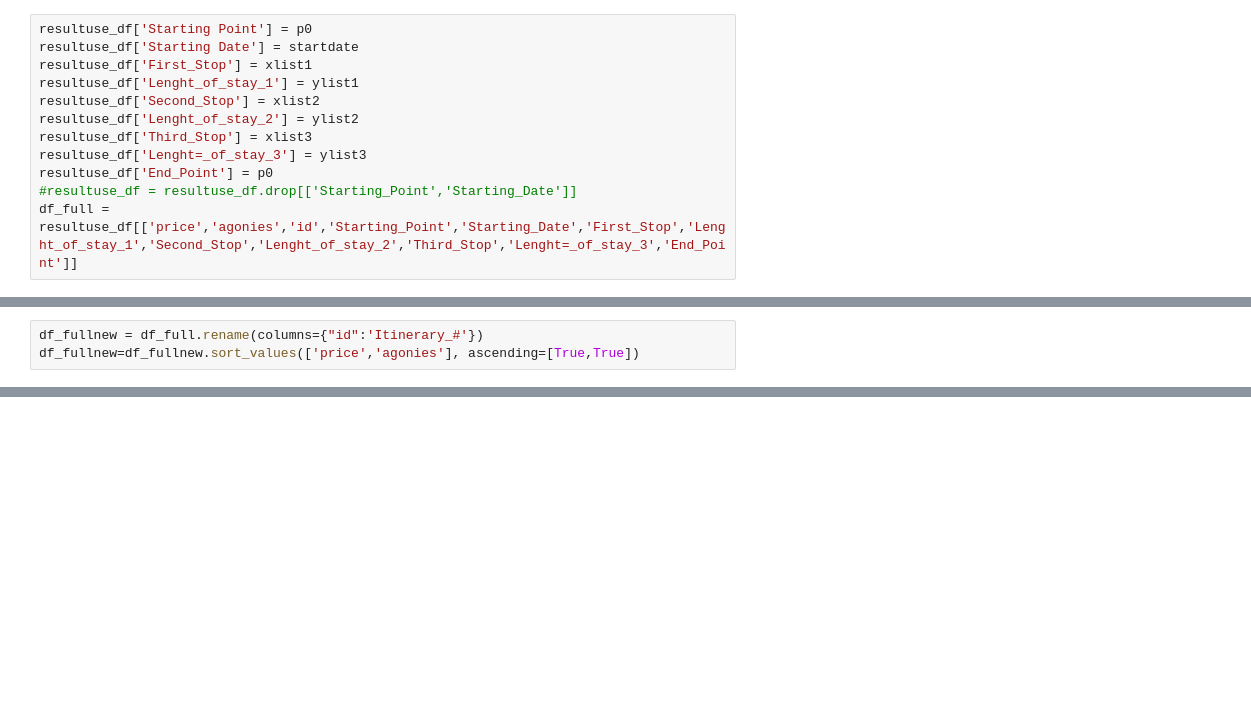
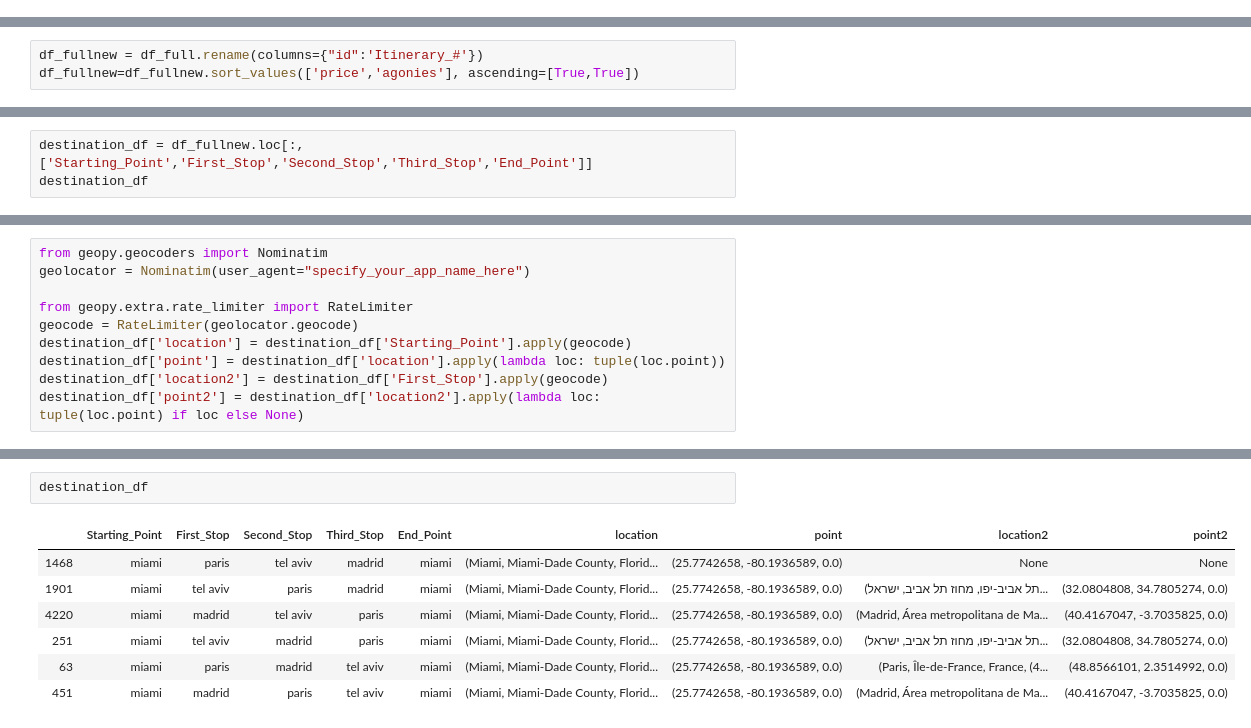
Before and after one commit to abrahambenaim/Project-1, a Jupyter notebook: Project1WORKING.ipynb, the cells around one changed output, grey strips where cells are left out. Cells and saved outputs as stored; diff of their text form; blank space fills up the shorter version.

```diff
--- a/Project1WORKING.ipynb
+++ b/Project1WORKING.ipynb
@@ -252,12 +245,0 @@ alist_df
-# %%
-resultuse_df['Starting Point'] = p0
-resultuse_df['Starting Date'] = startdate
-resultuse_df['First_Stop'] = xlist1
-resultuse_df['Lenght_of_stay_1'] = ylist1
-resultuse_df['Second_Stop'] = xlist2
-resultuse_df['Lenght_of_stay_2'] = ylist2
-resultuse_df['Third_Stop'] = xlist3
-resultuse_df['Lenght=_of_stay_3'] = ylist3
-resultuse_df['End_Point'] = p0
-#resultuse_df = resultuse_df.drop[['Starting_Point','Starting_Date']]
-df_full = resultuse_df[['price','agonies','id','Starting_Point','Starting_Date','First_Stop','Lenght_of_stay_1','Second_Stop','Lenght_of_stay_2','Third_Stop','Lenght=_of_stay_3','End_Point']]
@@ -279,0 +316,3 @@ df_fullnew
+# %%
+destination_df = df_fullnew.loc[:,['Starting_Point','First_Stop','Second_Stop','Third_Stop','End_Point']]
+destination_df
@@ -279,0 +343,10 @@ df_fullnew
+# %%
+from geopy.geocoders import Nominatim
+geolocator = Nominatim(user_agent="specify_your_app_name_here")
+
+from geopy.extra.rate_limiter import RateLimiter
+geocode = RateLimiter(geolocator.geocode)
+destination_df['location'] = destination_df['Starting_Point'].apply(geocode)
+destination_df['point'] = destination_df['location'].apply(lambda loc: tuple(loc.point))
+destination_df['location2'] = destination_df['First_Stop'].apply(geocode)
+destination_df['point2'] = destination_df['location2'].apply(lambda loc: tuple(loc.point) if loc else None)
@@ -279,0 +371,10 @@ df_fullnew
+# %%
+destination_df
+# %% [output]
+|  | Starting_Point | First_Stop | Second_Stop | Third_Stop | End_Point | location | point | location2 | point2 |
+| 1468 | miami | paris | tel aviv | madrid | miami | (Miami, Miami-Dade County, Florid... | (25.7742658, -80.1936589, 0.0) | None | None |
+| 1901 | miami | tel aviv | paris | madrid | miami | (Miami, Miami-Dade County, Florid... | (25.7742658, -80.1936589, 0.0) | (תל אביב-יפו, מחוז תל אביב, ישראל... | (32.0804808, 34.7805274, 0.0) |
+| 4220 | miami | madrid | tel aviv | paris | miami | (Miami, Miami-Dade County, Florid... | (25.7742658, -80.1936589, 0.0) | (Madrid, Área metropolitana de Ma... | (40.4167047, -3.7035825, 0.0) |
+| 251 | miami | tel aviv | madrid | paris | miami | (Miami, Miami-Dade County, Florid... | (25.7742658, -80.1936589, 0.0) | (תל אביב-יפו, מחוז תל אביב, ישראל... | (32.0804808, 34.7805274, 0.0) |
+| 63 | miami | paris | madrid | tel aviv | miami | (Miami, Miami-Dade County, Florid... | (25.7742658, -80.1936589, 0.0) | (Paris, Île-de-France, France, (4... | (48.8566101, 2.3514992, 0.0) |
+| 451 | miami | madrid | paris | tel aviv | miami | (Miami, Miami-Dade County, Florid... | (25.7742658, -80.1936589, 0.0) | (Madrid, Área metropolitana de Ma... | (40.4167047, -3.7035825, 0.0) |
```
Also changed, not shown: parts of 17 cells of this notebook, 1 other file.
